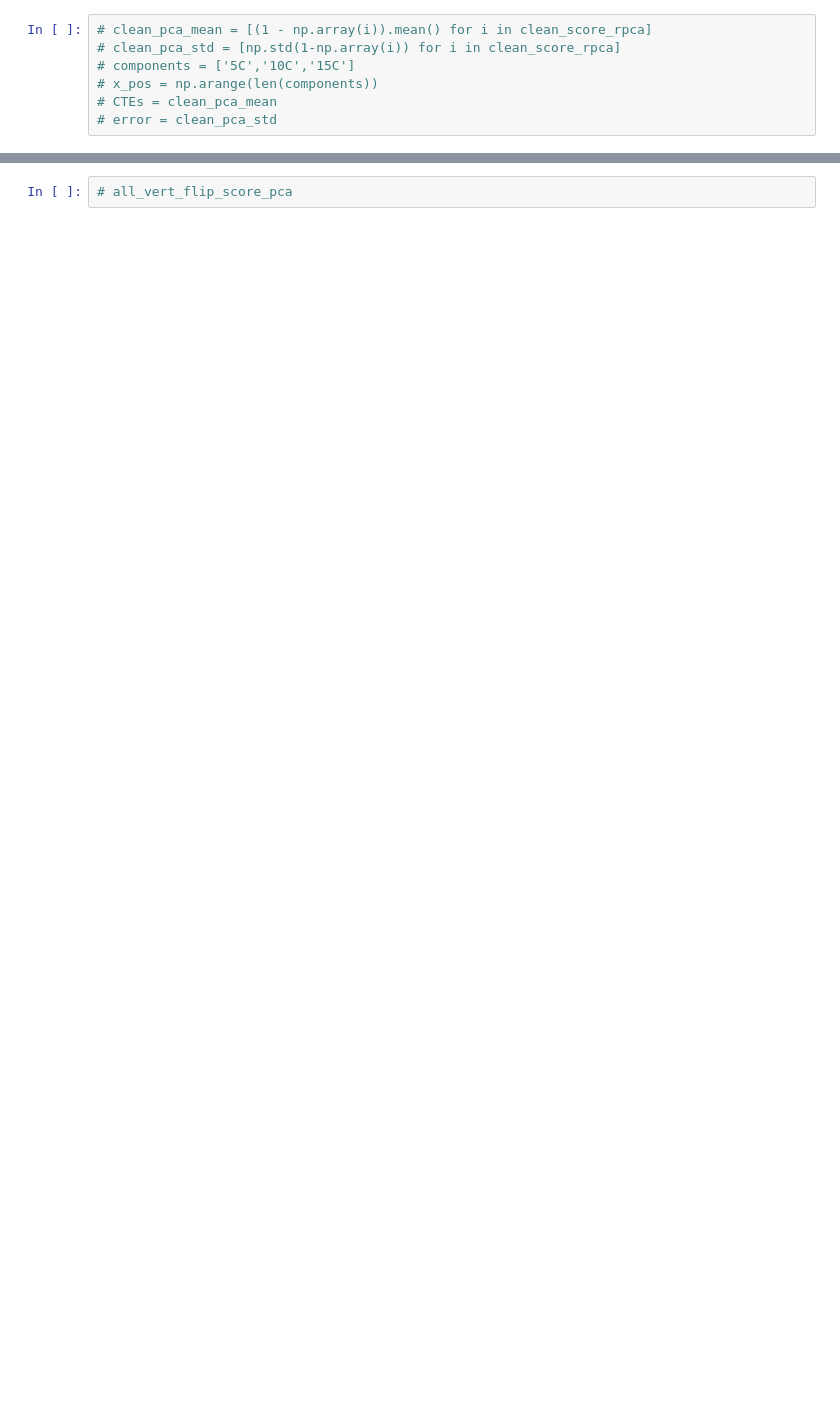
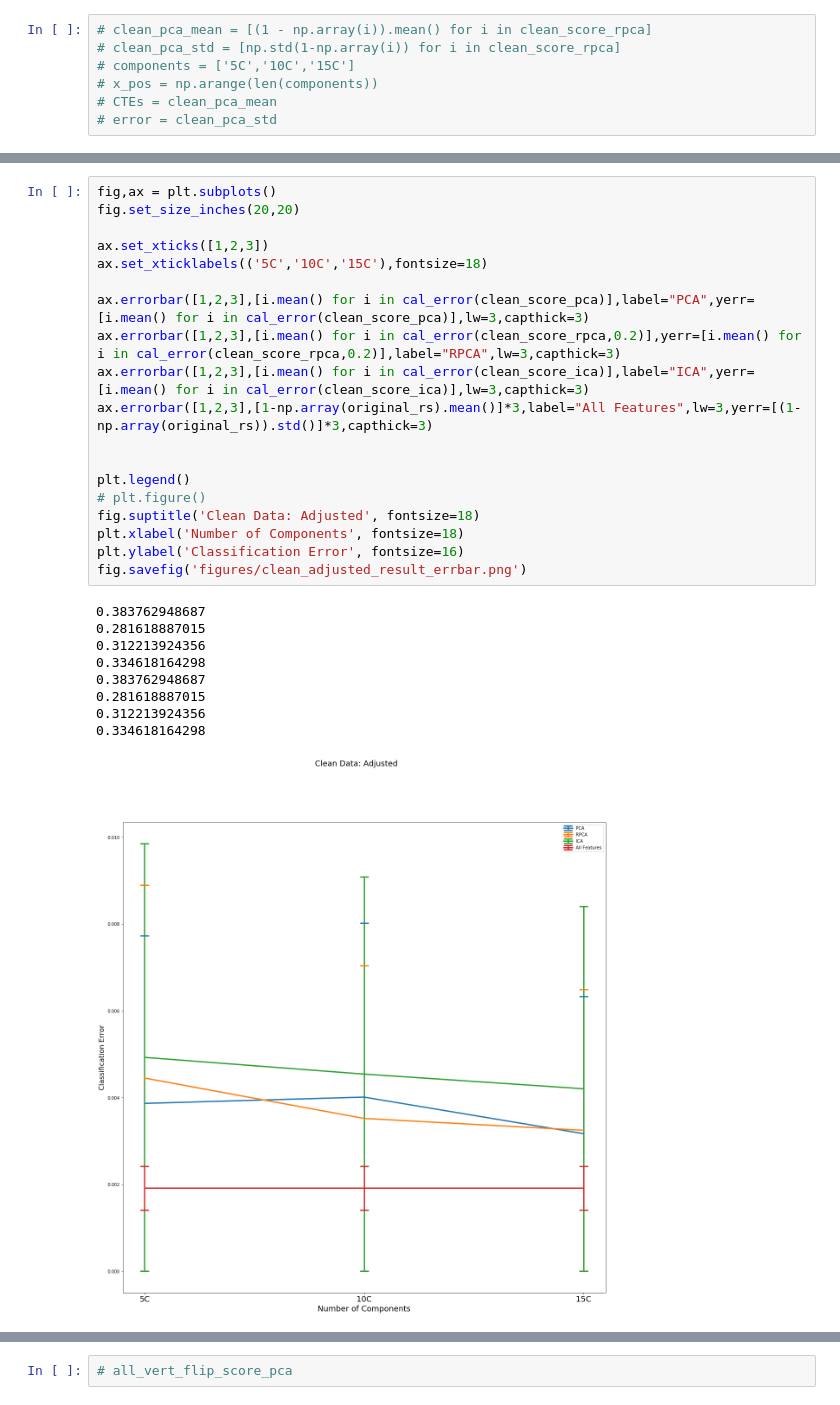
Before and after one commit to chananyu2539/senior, a Jupyter notebook: experiment_split_and_train.ipynb, the cells around one changed output, grey strips where cells are left out. Cells and saved outputs as stored; diff of their text form; blank space fills up the shorter version.

```diff
--- a/experiment_split_and_train.ipynb
+++ b/experiment_split_and_train.ipynb
@@ -1129,0 +620,29 @@ KeyboardInterrupt:
+# %%
+fig,ax = plt.subplots()
+fig.set_size_inches(20,20)
+
+ax.set_xticks([1,2,3])
+ax.set_xticklabels(('5C','10C','15C'),fontsize=18)
+
+ax.errorbar([1,2,3],[i.mean() for i in cal_error(clean_score_pca)],label="PCA",yerr=[i.mean() for i in cal_error(clean_score_pca)],lw=3,capthick=3)
+ax.errorbar([1,2,3],[i.mean() for i in cal_error(clean_score_rpca,0.2)],yerr=[i.mean() for i in cal_error(clean_score_rpca,0.2)],label="RPCA",lw=3,capthick=3)
+ax.errorbar([1,2,3],[i.mean() for i in cal_error(clean_score_ica)],label="ICA",yerr=[i.mean() for i in cal_error(clean_score_ica)],lw=3,capthick=3)
+ax.errorbar([1,2,3],[1-np.array(original_rs).mean()]*3,label="All Features",lw=3,yerr=[(1-np.array(original_rs)).std()]*3,capthick=3)
+
+
+plt.legend()
+# plt.figure()
+fig.suptitle('Clean Data: Adjusted', fontsize=18)
+plt.xlabel('Number of Components', fontsize=18)
+plt.ylabel('Classification Error', fontsize=16)
+fig.savefig('figures/clean_adjusted_result_errbar.png')
+# %% [output]
+0.383762948687
+0.281618887015
+0.312213924356
+0.334618164298
+0.383762948687
+0.281618887015
+0.312213924356
+0.334618164298
+[figure, added]
```
Also changed, not shown: parts of 83 cells of this notebook, 35 other files.
